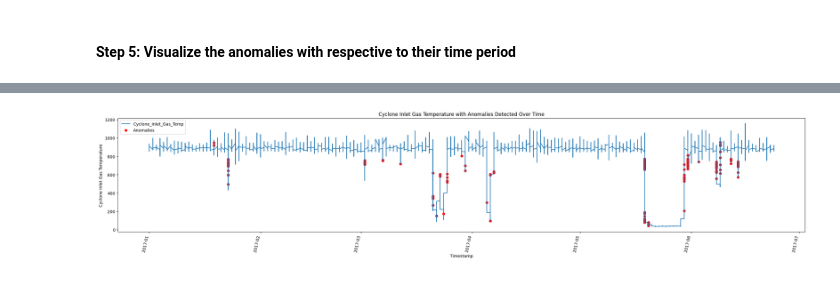
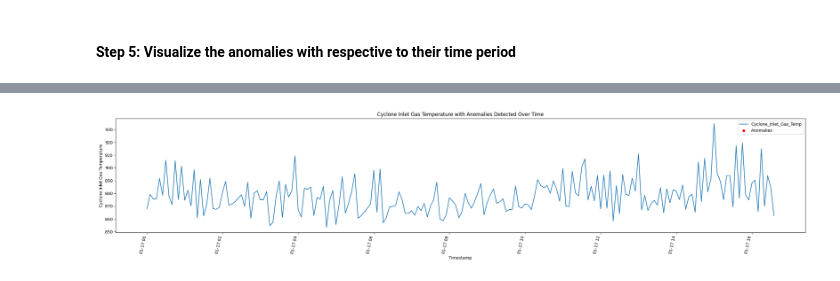
Before and after one commit to shekar9801/anomaly_detector_with_ml, a Jupyter notebook: anamoly_detection.ipynb, the cells around one changed output, grey strips where cells are left out. Saved outputs shown, nothing was run; the diff lists cells and outputs as text; code cells hidden in the pictures.

```diff
--- a/anamoly_detection.ipynb
+++ b/anamoly_detection.ipynb
@@ -150,18 +149,18 @@ plt.show()
 # %%
-df = data[:50000]
+df = data[:200]
 plt.figure(figsize=(30, 5))
-plt.plot(df.index, df['Cyclone_Inlet_Gas_Temp'], label='Cyclone_Inlet_Gas_Temp')
+plt.plot(df['time'], df['Cyclone_Inlet_Gas_Temp'], label='Cyclone_Inlet_Gas_Temp')
 
 plt.scatter(df[df['anomaly'] == 1].index,
             df[df['anomaly'] == 1]['Cyclone_Inlet_Gas_Temp'],
             color='red', label='Anomalies', s=30, marker='o')
 
 plt.title('Cyclone Inlet Gas Temperature with Anomalies Detected Over Time')
 plt.xlabel('Timestamp')
 plt.ylabel('Cyclone Inlet Gas Temperature')
 plt.legend()
 plt.xticks(rotation=78, ha='right')
 
 plt.show()
 # %% [output]
-[figure, old version]
+[figure, new version]
```
Also changed, not shown: parts of 20 cells of this notebook.
